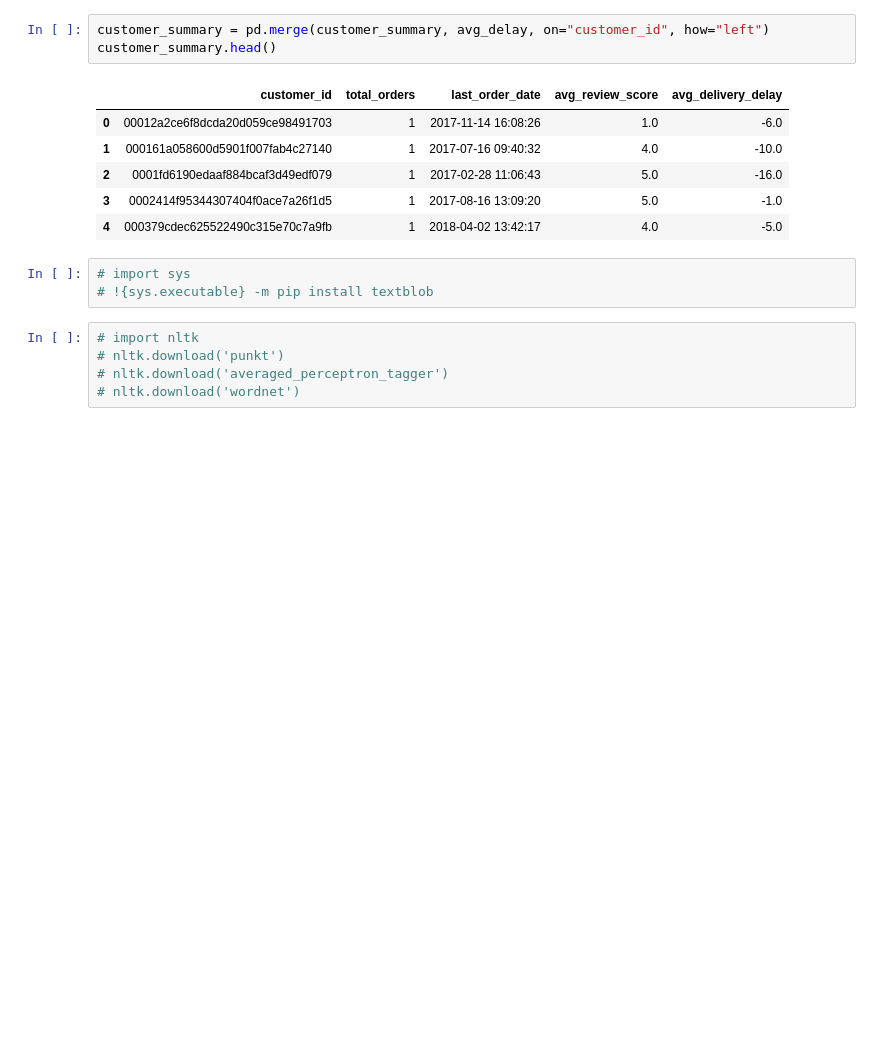
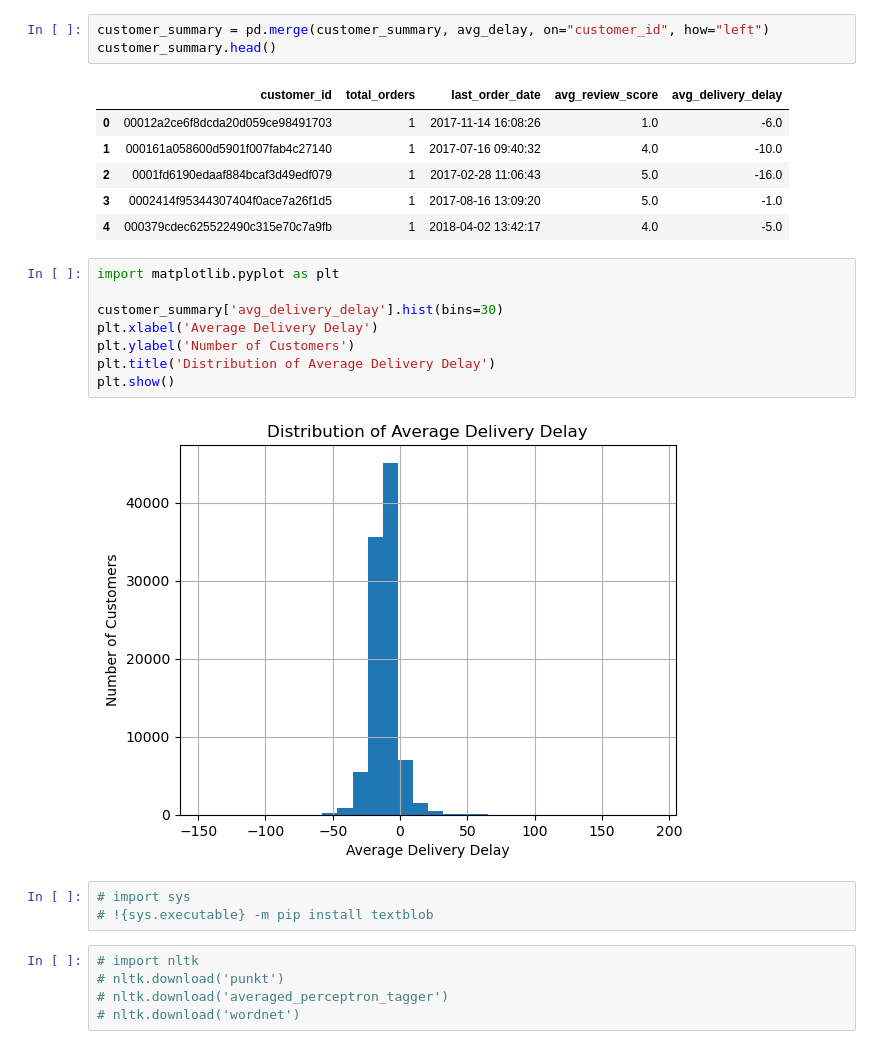
Before and after one commit to jameshan54/churn-prediction, a Jupyter notebook: notebooks/01_data_exploration.ipynb, the cells around one changed output. Saved outputs shown, nothing was run; the diff lists cells and outputs as text; blank space fills up the shorter version.

```diff
--- a/notebooks/01_data_exploration.ipynb
+++ b/notebooks/01_data_exploration.ipynb
@@ -82,6 +107,16 @@ customer_summary.head()
 | 2 | 0001fd6190edaaf884bcaf3d49edf079 | 1 | 2017-02-28 11:06:43 | 5.0 | -16.0 |
 | 3 | 0002414f95344307404f0ace7a26f1d5 | 1 | 2017-08-16 13:09:20 | 5.0 | -1.0 |
 | 4 | 000379cdec625522490c315e70c7a9fb | 1 | 2018-04-02 13:42:17 | 4.0 | -5.0 |
+# %%
+import matplotlib.pyplot as plt
+
+customer_summary['avg_delivery_delay'].hist(bins=30)
+plt.xlabel('Average Delivery Delay')
+plt.ylabel('Number of Customers')
+plt.title('Distribution of Average Delivery Delay')
+plt.show()
+# %% [output]
+[figure, added]
 # %%
 # import sys
 # !{sys.executable} -m pip install textblob
```
Also changed, not shown: parts of 16 cells of this notebook.
